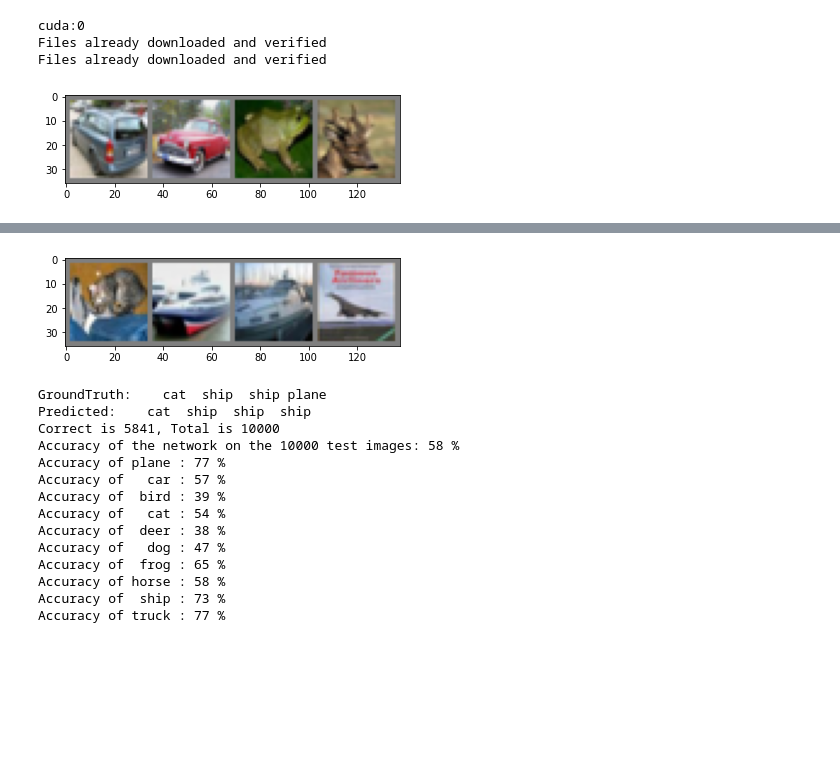
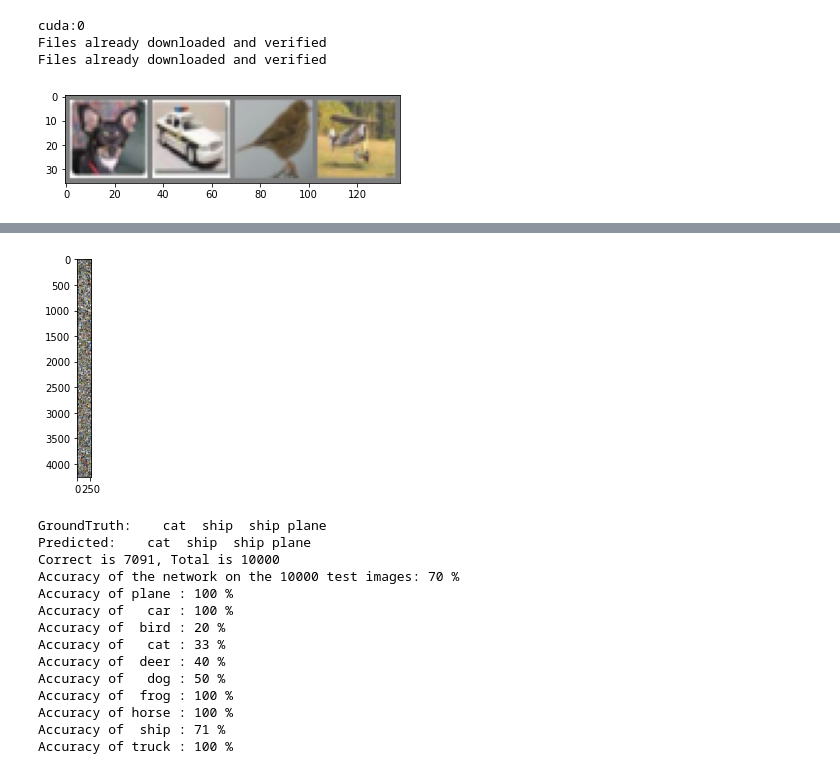
Before and after one commit to geoncoder/colab-computer-vision, a Jupyter notebook: Assignment4_Turner.ipynb, the cells around one changed output, grey strips where cells are left out. Saved outputs shown, nothing was run; the diff lists cells and outputs as text; code cells hidden in the pictures; blank space fills up the shorter version.

```diff
--- a/Assignment4_Turner.ipynb
+++ b/Assignment4_Turner.ipynb
@@ -19,27 +19,22 @@ def imshow(img):
 class Net(nn.Module):
   def __init__(self):
     super(Net, self).__init__()
-    #self.conv1 = nn.Conv2d(3, 16, 5)
-    self.conv1 = nn.Conv2d(3, 32, 5)
-    #self.conv2 = nn.Conv2d(16, 16, 5)
-    self.conv2 = nn.Conv2d(32, 16, 5)
-    self.conv2_drop = nn.Dropout2d()
+    self.conv1 = nn.Conv2d(in_channels=3, out_channels=32, kernel_size=3, padding=1)
+    self.conv2 = nn.Conv2d(in_channels=32, out_channels=64, kernel_size=3, padding=1)
+    self.dropout1 = nn.Dropout(0.25)
+    self.dropout2 = nn.Dropout(0.5)
     self.pool = nn.MaxPool2d((2,2))
-    #self.fc1 = nn.Linear(16 * 5 * 5, 120)
-    self.fc1 = nn.Linear(16 * 5 * 5, 120)
-
-    #self.fc2 = nn.Linear(120, 84)
-    self.fc2 = nn.Linear(120, 84)
-
-    self.fc3 = nn.Linear(84, 10)
+    self.fc1 = nn.Linear(4096, 1024)
+    self.fc2 = nn.Linear(1024, 512)
+    self.fc3 = nn.Linear(512, 10)
 
   def forward(self, x):
     x = self.pool(F.relu(self.conv1(x)))
+    x = self.dropout1(x)
     x = self.pool(F.relu(self.conv2(x)))
-    #x = x.view(-1, 16 * 5 * 5)
-    x = x.view(-1, 16 * 5 * 5)
+    x = self.dropout2(x)
+    x = x.view(x.size(0), -1)
     x = F.relu(self.fc1(x))
-    x = F.dropout(x, training=self.training)
     x = F.relu(self.fc2(x))
     x = self.fc3(x)
     return x
@@ -59,15 +54,11 @@ bs = 4
 
 trainset = torchvision.datasets.CIFAR10(root='./data', train=True,
                                         download=True, transform=transform)
-#trainloader = torch.utils.data.DataLoader(trainset, batch_size=4,
-#                                          shuffle=True, num_workers=2)
 trainloader = torch.utils.data.DataLoader(trainset, batch_size=bs,
                                           shuffle=True, num_workers=2)
 testset = torchvision.datasets.CIFAR10(root='./data', train=False,
                                        download=True, transform=transform)
-#testloader = torch.utils.data.DataLoader(testset, batch_size=4,
-#                                         shuffle=False, num_workers=2)
-testloader = torch.utils.data.DataLoader(testset, batch_size=bs,
+testloader = torch.utils.data.DataLoader(testset, batch_size=1000,
                                          shuffle=False, num_workers=2)
 
 classes = ('plane', 'car', 'bird', 'cat',
@@ -83,11 +74,12 @@ imshow(torchvision.utils.make_grid(images))
 print(' '.join('%5s' % classes[labels[j]] for j in range(bs)))
 
 criterion = nn.CrossEntropyLoss()
-#optimizer = optim.SGD(net.parameters(), lr=0.001, momentum=0.9)
 optimizer = optim.SGD(net.parameters(), lr=0.001, momentum=0.9)
 
+print("Length of list is %d" % len(trainloader))
+
 #for epoch in range(2):
-for epoch in range(5):
+for epoch in range(10):
   running_loss = 0.0
   for i, data in enumerate(trainloader, 0):
     # get the inputs; data is a list of [inputs, labels]
@@ -120,8 +112,6 @@ images, labels = dataiter.next()
 imshow(torchvision.utils.make_grid(images))
 print('GroundTruth: ', ' '.join('%5s' % classes[labels[j]] for j in range(4)))
 
-#net = Net()
-#net.load_state_dict(torch.load(PATH))
 images = images.to(device);
 outputs = net(images)
 
@@ -166,4 +156,4 @@ for i in range(10):
 cuda:0
 Files already downloaded and verified
 Files already downloaded and verified
-[figure, old version]
+[figure, new version]
@@ -186,16 +176,16 @@ Files already downloaded and verified
 Finishing Training
-[figure, old version]
+[figure, new version]
 GroundTruth:    cat  ship  ship plane
-Predicted:    cat  ship  ship  ship
-Correct is 5841, Total is 10000
-Accuracy of the network on the 10000 test images: 58 %
-Accuracy of plane : 77 %
-Accuracy of   car : 57 %
-Accuracy of  bird : 39 %
-Accuracy of   cat : 54 %
-Accuracy of  deer : 38 %
-Accuracy of   dog : 47 %
-Accuracy of  frog : 65 %
-Accuracy of horse : 58 %
-Accuracy of  ship : 73 %
-Accuracy of truck : 77 %
+Predicted:    cat  ship  ship plane
+Correct is 7091, Total is 10000
+Accuracy of the network on the 10000 test images: 70 %
+Accuracy of plane : 100 %
+Accuracy of   car : 100 %
+Accuracy of  bird : 20 %
+Accuracy of   cat : 33 %
+Accuracy of  deer : 40 %
+Accuracy of   dog : 50 %
+Accuracy of  frog : 100 %
+Accuracy of horse : 100 %
+Accuracy of  ship : 71 %
+Accuracy of truck : 100 %
```
Also changed, not shown: parts of 1 cell of this notebook.
